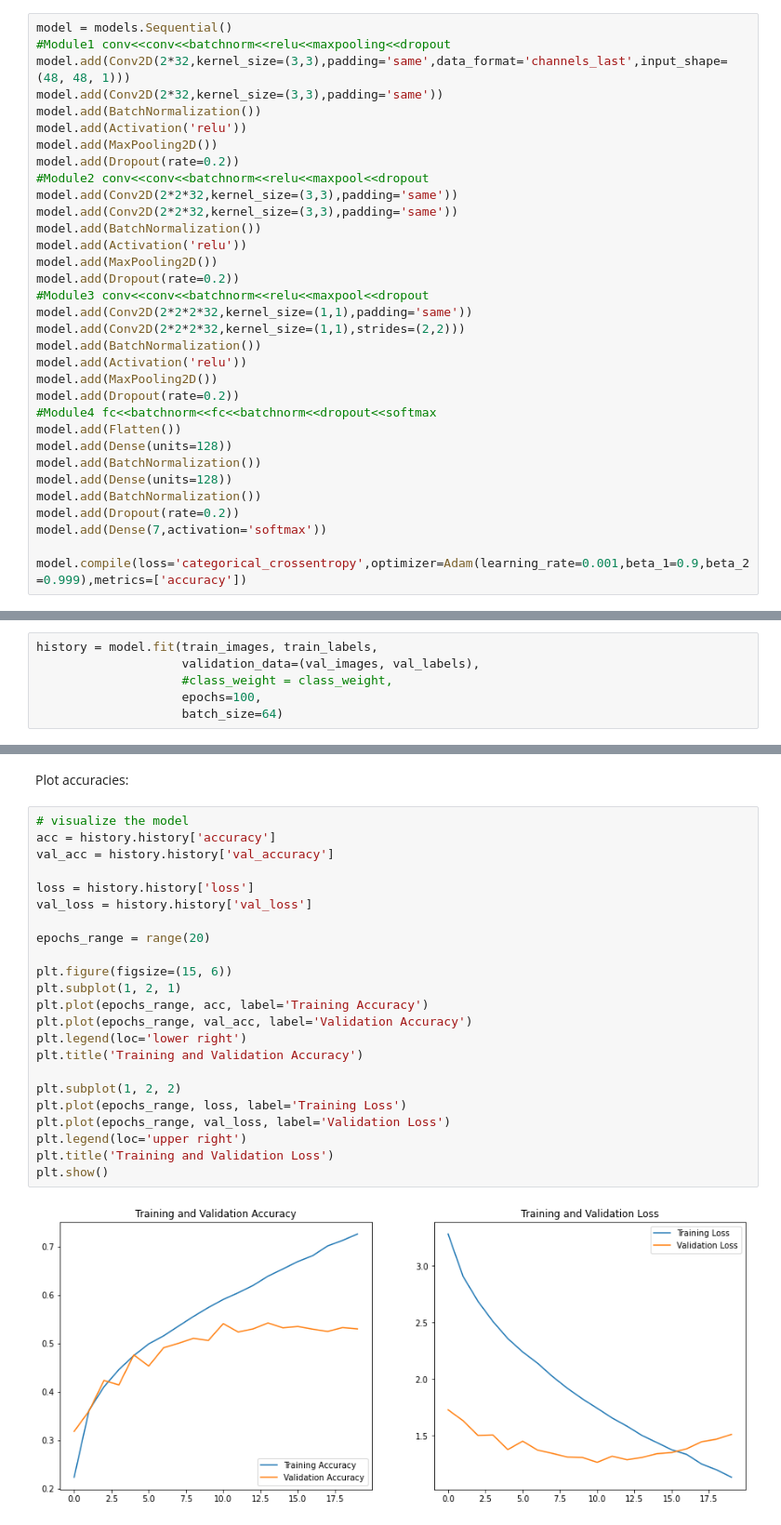
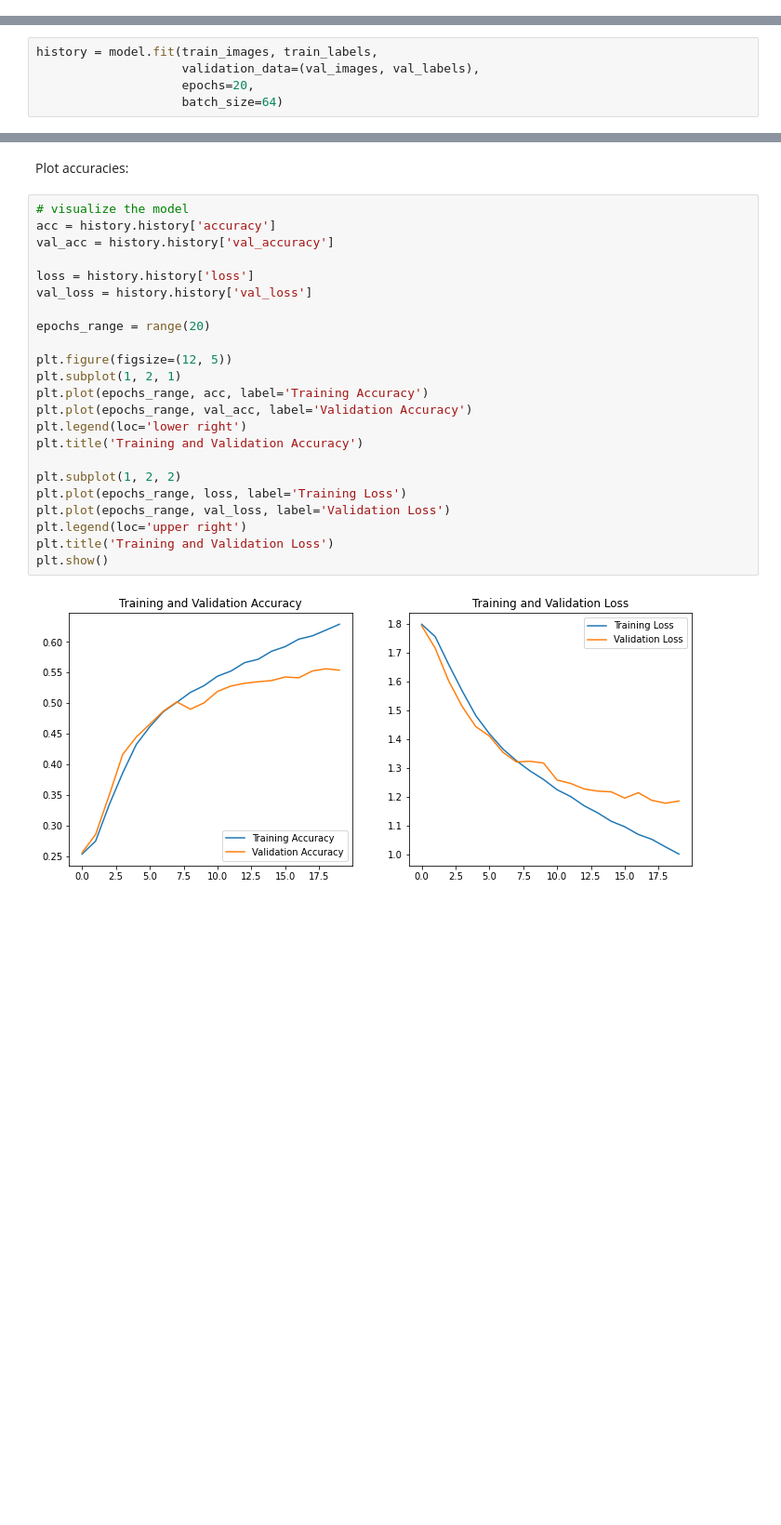
Before and after one commit to glosophy/Facial-Expression, a Jupyter notebook: CNN.ipynb, the cells around one changed output, grey strips where cells are left out. Shown at 93% size. Cells and saved outputs as stored; diff of their text form; blank space fills up the shorter version.

```diff
--- a/CNN.ipynb
+++ b/CNN.ipynb
@@ -190,33 +150,0 @@ model.compile(optimizer='adam', loss='categorical_crossentropy', metrics=['accur
-# %%
-model = models.Sequential()
-#Module1 conv<<conv<<batchnorm<<relu<<maxpooling<<dropout
-model.add(Conv2D(2*32,kernel_size=(3,3),padding='same',data_format='channels_last',input_shape=(48, 48, 1)))
-model.add(Conv2D(2*32,kernel_size=(3,3),padding='same'))
-model.add(BatchNormalization())
-model.add(Activation('relu'))
-model.add(MaxPooling2D())
-model.add(Dropout(rate=0.2))
-#Module2 conv<<conv<<batchnorm<<relu<<maxpool<<dropout
-model.add(Conv2D(2*2*32,kernel_size=(3,3),padding='same'))
-model.add(Conv2D(2*2*32,kernel_size=(3,3),padding='same'))
-model.add(BatchNormalization())
-model.add(Activation('relu'))
-model.add(MaxPooling2D())
-model.add(Dropout(rate=0.2))
-#Module3 conv<<conv<<batchnorm<<relu<<maxpool<<dropout
-model.add(Conv2D(2*2*2*32,kernel_size=(1,1),padding='same'))
-model.add(Conv2D(2*2*2*32,kernel_size=(1,1),strides=(2,2)))
-model.add(BatchNormalization())
-model.add(Activation('relu'))
-model.add(MaxPooling2D())
-model.add(Dropout(rate=0.2))
-#Module4 fc<<batchnorm<<fc<<batchnorm<<dropout<<softmax
-model.add(Flatten())
-model.add(Dense(units=128))
-model.add(BatchNormalization())
-model.add(Dense(units=128))
-model.add(BatchNormalization())
-model.add(Dropout(rate=0.2))
-model.add(Dense(7,activation='softmax'))
-
-model.compile(loss='categorical_crossentropy',optimizer=Adam(learning_rate=0.001,beta_1=0.9,beta_2=0.999),metrics=['accuracy'])
@@ -223,7 +171,6 @@ model.compile(loss='categorical_crossentropy',optimizer=Adam(learning_rate=0.001
 # %%
 history = model.fit(train_images, train_labels,
                     validation_data=(val_images, val_labels),
-                    #class_weight = class_weight,
-                    epochs=100,
+                    epochs=20,
                     batch_size=64)
 # %% [output]
@@ -250,25 +196,25 @@ Plot accuracies:
 # %%
 # visualize the model
 acc = history.history['accuracy']
 val_acc = history.history['val_accuracy']
 
 loss = history.history['loss']
 val_loss = history.history['val_loss']
 
 epochs_range = range(20)
 
-plt.figure(figsize=(15, 6))
+plt.figure(figsize=(12, 5))
 plt.subplot(1, 2, 1)
 plt.plot(epochs_range, acc, label='Training Accuracy')
 plt.plot(epochs_range, val_acc, label='Validation Accuracy')
 plt.legend(loc='lower right')
 plt.title('Training and Validation Accuracy')
 
 plt.subplot(1, 2, 2)
 plt.plot(epochs_range, loss, label='Training Loss')
 plt.plot(epochs_range, val_loss, label='Validation Loss')
 plt.legend(loc='upper right')
 plt.title('Training and Validation Loss')
 plt.show()
 # %% [output]
-[figure, old version]
+[figure, new version]
```
Also changed, not shown: parts of 15 cells of this notebook.
